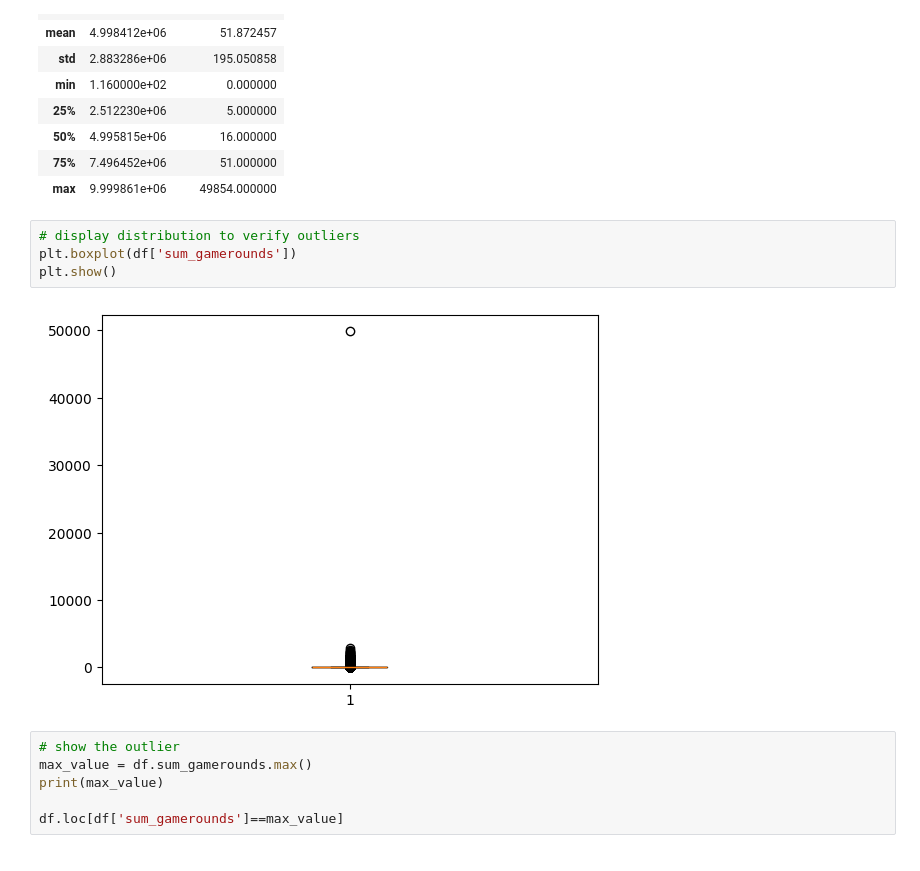
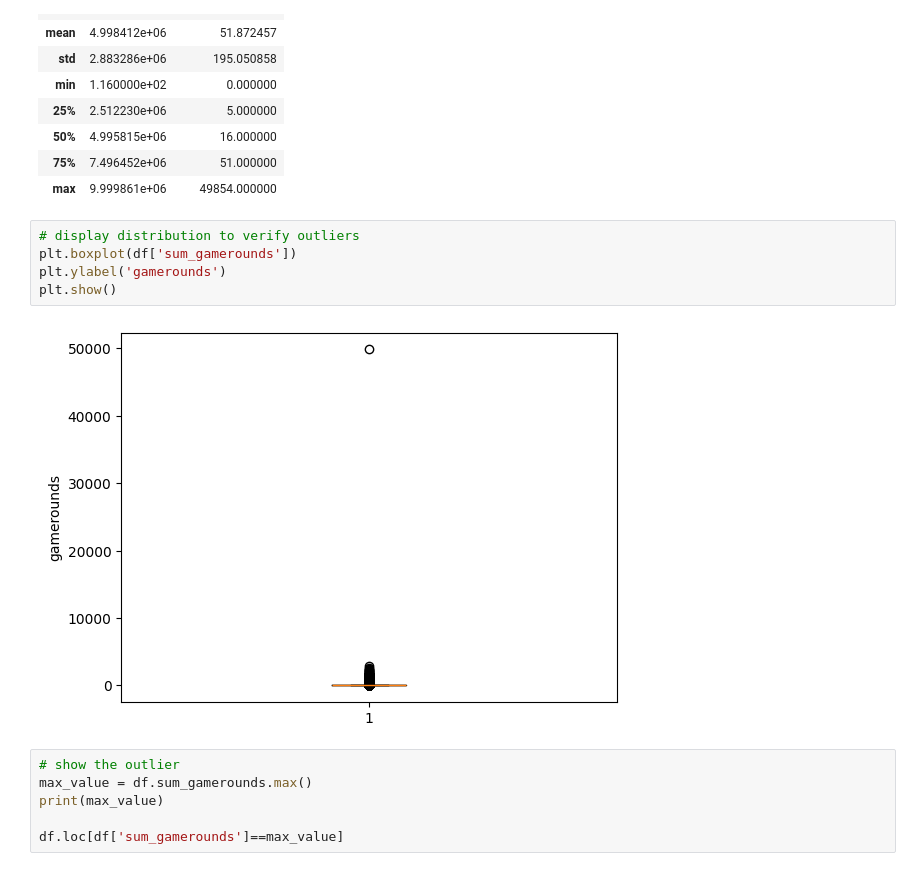
Before and after one commit to MargheritaPhilipp/causinf_upf, a Jupyter notebook: 1_AB_RCT_mph.ipynb, the cells around one changed output. Drawn from its saved outputs; the diff is of its cells as text.

```diff
--- a/1_AB_RCT_mph.ipynb
+++ b/1_AB_RCT_mph.ipynb
@@ -72,9 +74,10 @@ df.describe()
 # %%
 # display distribution to verify outliers
 plt.boxplot(df['sum_gamerounds'])
+plt.ylabel('gamerounds')
 plt.show()
 # %% [output]
-[figure, old version]
+[figure, new version]
 # %%
 # show the outlier
 max_value = df.sum_gamerounds.max()
```
Also changed, not shown: parts of 17 cells of this notebook.
